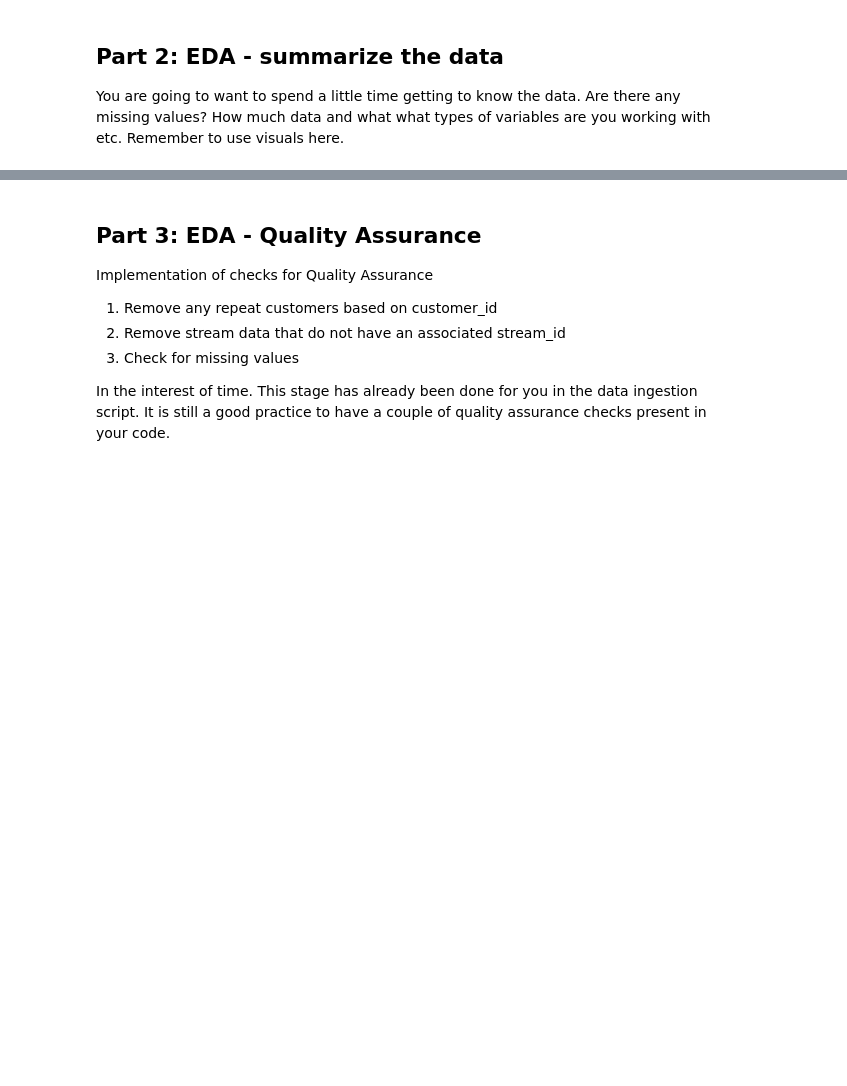
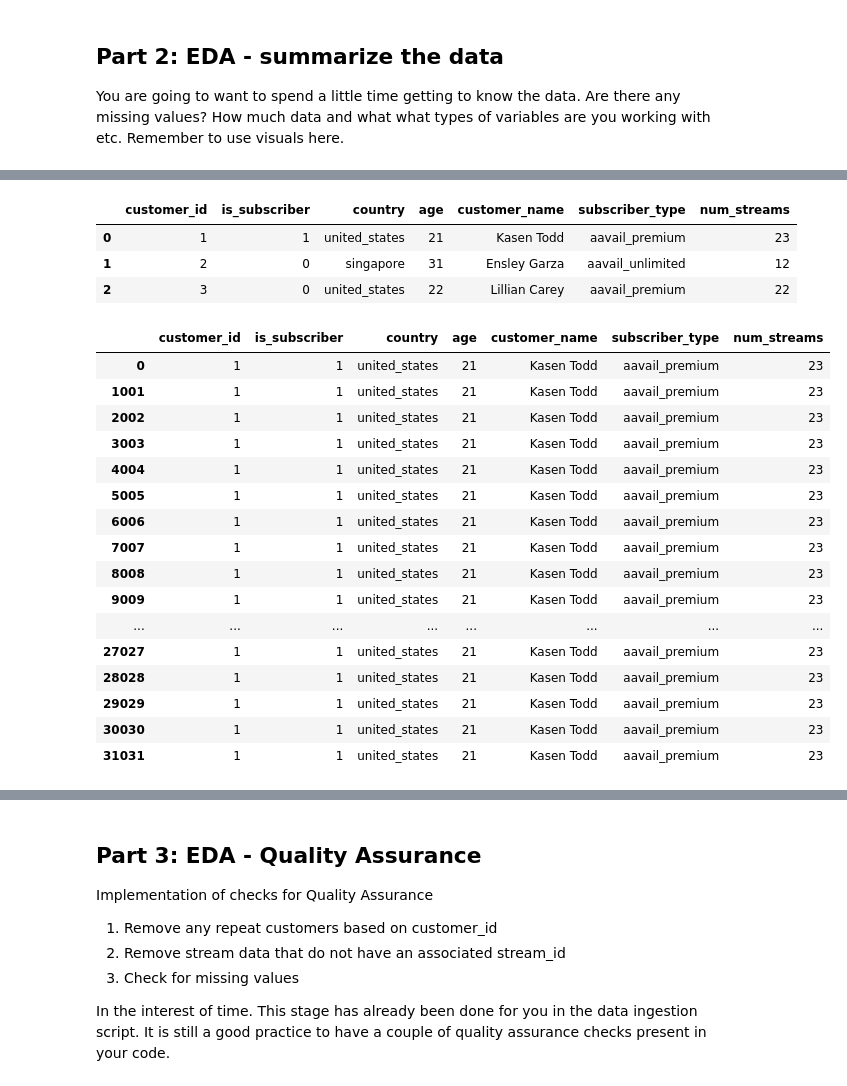
Before and after one commit to tguok12/workflows-storytelling, a Jupyter notebook: assignment/assignment-storytelling.ipynb, the cells around one changed output, grey strips where cells are left out. Drawn from its saved outputs; the diff is of its cells as text; code cells hidden in the pictures; blank space fills up the shorter version.

```diff
--- a/assignment/assignment-storytelling.ipynb
+++ b/assignment/assignment-storytelling.ipynb
@@ -36,0 +72,7 @@ You are going to want to spend a little time getting to know the data.  Are ther
+# %%
+df_load.head(3)
+# %% [output]
+|  | customer_id | is_subscriber | country | age | customer_name | subscriber_type | num_streams |
+| 0 | 1 | 1 | united_states | 21 | Kasen Todd | aavail_premium | 23 |
+| 1 | 2 | 0 | singapore | 31 | Ensley Garza | aavail_unlimited | 12 |
+| 2 | 3 | 0 | united_states | 22 | Lillian Carey | aavail_premium | 22 |
@@ -36,0 +82,22 @@ You are going to want to spend a little time getting to know the data.  Are ther
+# %%
+# one user
+df_one_user = df_load[df_load['customer_id'] == "1"]
+df_one_user
+# %% [output]
+|  | customer_id | is_subscriber | country | age | customer_name | subscriber_type | num_streams |
+| 0 | 1 | 1 | united_states | 21 | Kasen Todd | aavail_premium | 23 |
+| 1001 | 1 | 1 | united_states | 21 | Kasen Todd | aavail_premium | 23 |
+| 2002 | 1 | 1 | united_states | 21 | Kasen Todd | aavail_premium | 23 |
+| 3003 | 1 | 1 | united_states | 21 | Kasen Todd | aavail_premium | 23 |
+| 4004 | 1 | 1 | united_states | 21 | Kasen Todd | aavail_premium | 23 |
+| 5005 | 1 | 1 | united_states | 21 | Kasen Todd | aavail_premium | 23 |
+| 6006 | 1 | 1 | united_states | 21 | Kasen Todd | aavail_premium | 23 |
+| 7007 | 1 | 1 | united_states | 21 | Kasen Todd | aavail_premium | 23 |
+| 8008 | 1 | 1 | united_states | 21 | Kasen Todd | aavail_premium | 23 |
+| 9009 | 1 | 1 | united_states | 21 | Kasen Todd | aavail_premium | 23 |
+| ... | ... | ... | ... | ... | ... | ... | ... |
+| 27027 | 1 | 1 | united_states | 21 | Kasen Todd | aavail_premium | 23 |
+| 28028 | 1 | 1 | united_states | 21 | Kasen Todd | aavail_premium | 23 |
+| 29029 | 1 | 1 | united_states | 21 | Kasen Todd | aavail_premium | 23 |
+| 30030 | 1 | 1 | united_states | 21 | Kasen Todd | aavail_premium | 23 |
+| 31031 | 1 | 1 | united_states | 21 | Kasen Todd | aavail_premium | 23 |
```
Also changed, not shown: parts of 20 cells of this notebook, 2 other files.
